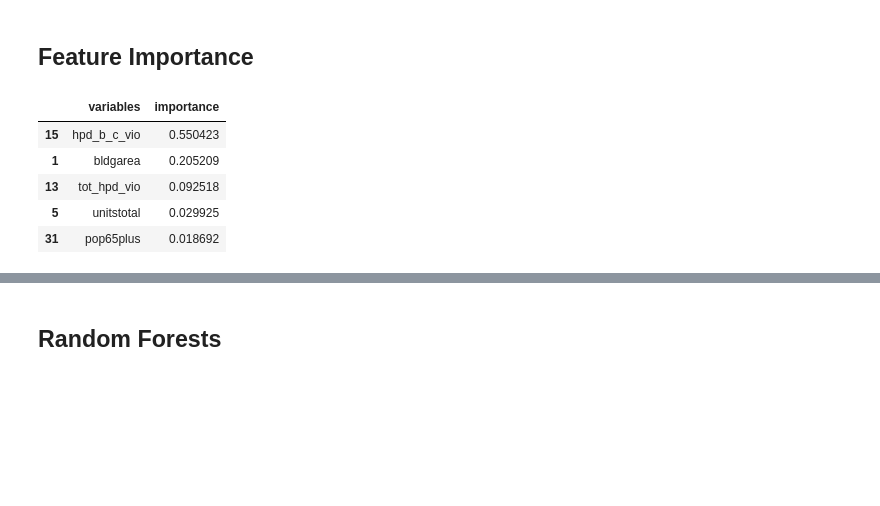
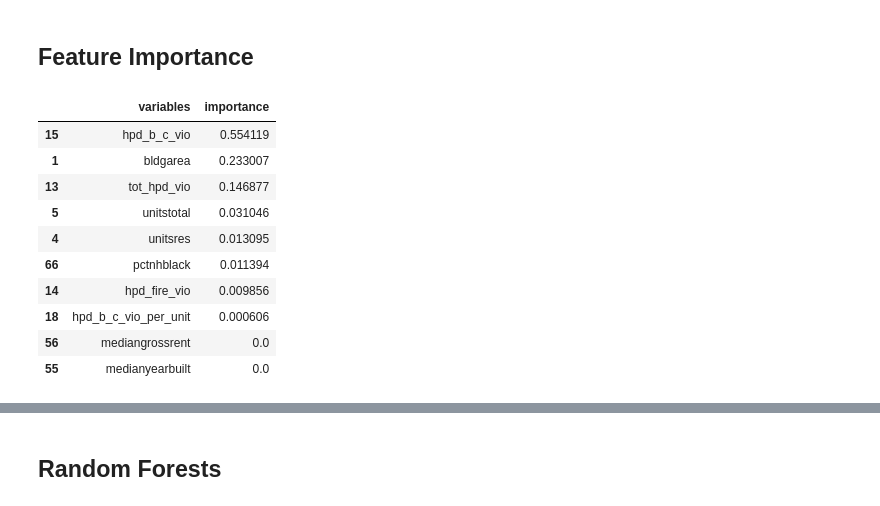
Before and after one commit to KaiElwood/machine-learning-final, a Jupyter notebook: code/03_analysis_bbl.ipynb, the cells around one changed output, grey strips where cells are left out. Drawn from its saved outputs; the diff is of its cells as text; code cells hidden in the pictures; blank space fills up the shorter version.

Commit message:
revert to old state

```diff
--- a/code/03_analysis_bbl.ipynb
+++ b/code/03_analysis_bbl.ipynb
@@ -60,6 +70,5 @@ df_bbl.drop(df_bbl.loc[df_bbl["bbl"].isna()].index, inplace = True)
 # %%
 assert df_bbl.loc[:, "vacate_ind"].isna().sum() == 0
-df_bbl.loc[:, "num_vac_orders"]= df_bbl.loc[:, "num_vac_orders"].fillna(0)
 # %%
 print(df_bbl.columns)
 df_bbl.describe()
@@ -91,7 +99,7 @@ predictors = ["lotarea", "bldgarea", "numbldgs", "numfloors", "unitsres", "units
              "assesstot", "exempttot", "yearbuilt", "holc_AB", "holc_CD", "holc_D",
              "tot_hpd_vio", "hpd_fire_vio", "hpd_b_c_vio",
              "viol_count_per_unit", "hpd_fire_vio_per_unit", "hpd_b_c_vio_per_unit",
-             "AL", "NB", "average_energy_usage", "average_energy_usage_mi"]
+             "AL", "NB", "average_energy_usage", "average_energy_usage_mi", "landuse_cat", "bldgclass_cat"]
 predictors_acs= df_bbl.columns[df_bbl.columns.get_loc("totpop"):df_bbl.columns.get_loc("crowdingrenter") + 1].tolist()
 predictors_full= predictors + predictors_acs
 predictors_full
@@ -170,0 +185,8 @@ print(roc_auc_score(np.array(y_test),rs.predict_proba(X_test)[:,1]))
+# %%
+dt=DecisionTreeClassifier(max_depth = rs.best_params_['max_depth'], random_state= 99)
+dt.fit(X_train,y_train)
+# predict_proba predicts the probability of each class rather than just the most likely class
+pred=dt.predict_proba(X_test)[:,1] # predicted probability of y = 1
+roc_auc_score(np.array(y_test),pred)
+## look at precision and recall rates
+precision_recall_fscore_support(y_test, pred > 0.5)
@@ -170,0 +226,17 @@ print(roc_auc_score(np.array(y_test),rs.predict_proba(X_test)[:,1]))
+# %%
+from sklearn import tree
+from IPython.display import Image
+import pydotplus
+
+# visualize the tree
+dt = DecisionTreeClassifier(max_depth= rs.best_params_['max_depth'])
+dt.fit(X_train, y_train)
+
+thestring = tree.export_graphviz(dt, out_file=None,
+                         feature_names=X_train.columns.values,
+                         class_names=['no fire','structural fire damage'],
+                         filled=True, rounded=True,
+                         special_characters=True,impurity=False).replace(" ;\n}", " ;}")
+graph = pydotplus.graph_from_dot_data(thestring);
+graph.write_png(os.join(plots,'num_fire_ev_dt_bbl.png'))
+Image(graph.create_png())
@@ -171,17 +245,24 @@ print(roc_auc_score(np.array(y_test),rs.predict_proba(X_test)[:,1]))
 # %% [markdown]
 ## Feature Importance
 # %%
-dt = DecisionTreeClassifier(max_depth=rs.best_params_['max_depth'])
+dt = DecisionTreeClassifier(max_depth= 4) #rs.best_params_['max_depth'])
 dt.fit(X_train, y_train)
 Feature_importance=pd.DataFrame([list(X_train.columns),list(dt.feature_importances_)]).T
 Feature_importance.columns=["variables","importance"]
 
-# list the top 5 most important features in order
-Feature_importance.sort_values(by="importance",ascending=False).iloc[:5,:]
+# list the top 10 most important features in order
+ft= Feature_importance.sort_values(by="importance",ascending=False).iloc[:10,:]
+ft.to_csv(os.join(interm, 'feature_importance_bbl.csv'))
+ft
 # %% [output]
 |  | variables | importance |
-| 15 | hpd_b_c_vio | 0.550423 |
-| 1 | bldgarea | 0.205209 |
-| 13 | tot_hpd_vio | 0.092518 |
-| 5 | unitstotal | 0.029925 |
-| 31 | pop65plus | 0.018692 |
+| 15 | hpd_b_c_vio | 0.554119 |
+| 1 | bldgarea | 0.233007 |
+| 13 | tot_hpd_vio | 0.146877 |
+| 5 | unitstotal | 0.031046 |
+| 4 | unitsres | 0.013095 |
+| 66 | pctnhblack | 0.011394 |
+| 14 | hpd_fire_vio | 0.009856 |
+| 18 | hpd_b_c_vio_per_unit | 0.000606 |
+| 56 | mediangrossrent | 0.0 |
+| 55 | medianyearbuilt | 0.0 |
```
Also changed, not shown: parts of 48 cells of this notebook, 4 other files.
